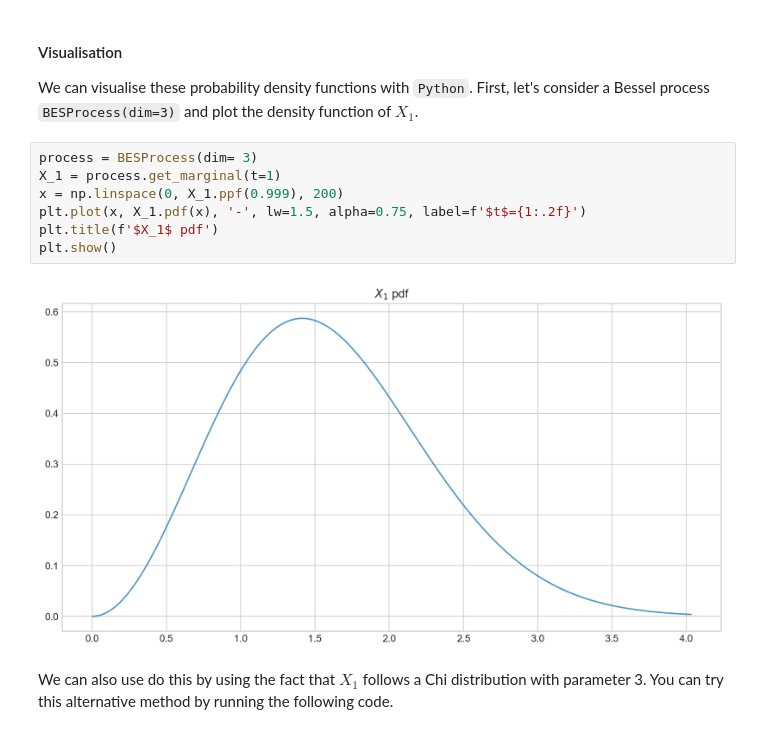
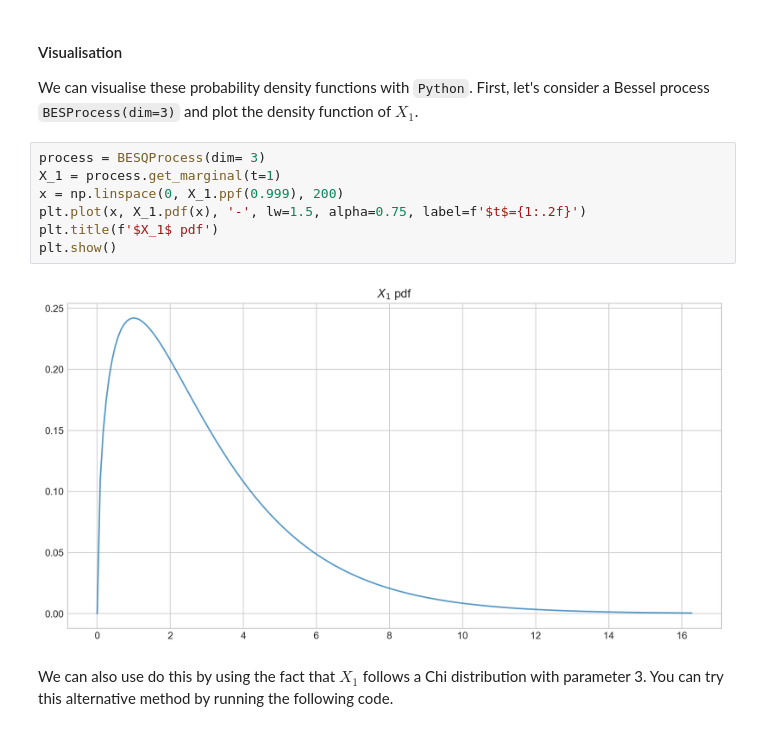
Before and after one commit to quantgirluk/Understanding-Quantitative-Finance, a Jupyter notebook: UQF/bessel_processes.ipynb, the cells around one changed output. Drawn from its saved outputs; the diff is of its cells as text.

```diff
--- a/UQF/bessel_processes.ipynb
+++ b/UQF/bessel_processes.ipynb
@@ -188,14 +207,14 @@ f_Y(t, y) = \frac{1}{2^{\frac{d}{2}} \Gamma\left(\frac{d}{2}\right) t^2} \left(\
 We can visualise these probability density functions with `Python`.
 First, let's consider a Bessel process `BESProcess(dim=3)` and plot the density function of $X_1$.
 # %%
-process = BESProcess(dim= 3)
+process = BESQProcess(dim= 3)
 X_1 = process.get_marginal(t=1)
 x = np.linspace(0, X_1.ppf(0.999), 200)
 plt.plot(x, X_1.pdf(x), '-', lw=1.5, alpha=0.75, label=f'$t$={1:.2f}')
 plt.title(f'$X_1$ pdf')
 plt.show()
 # %% [output]
-[figure, old version]
+[figure, new version]
 # %% [markdown]
 We can also use do this by using the fact that $X_1$ follows a Chi distribution with parameter 3.
 You can try this alternative method by running the following code.
```
Also changed, not shown: parts of 13 cells of this notebook.
